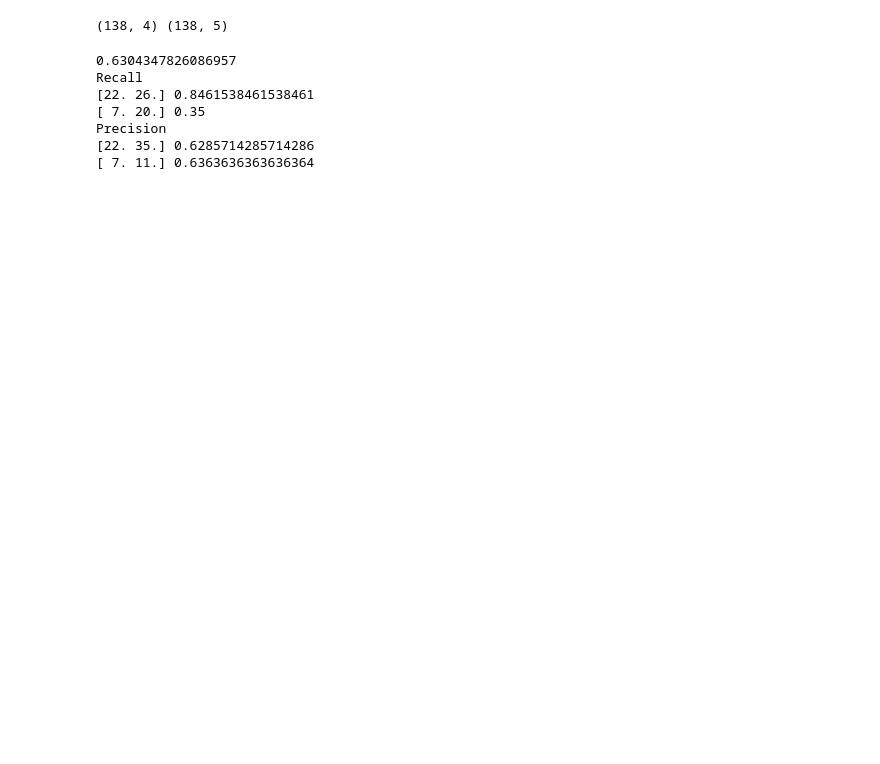
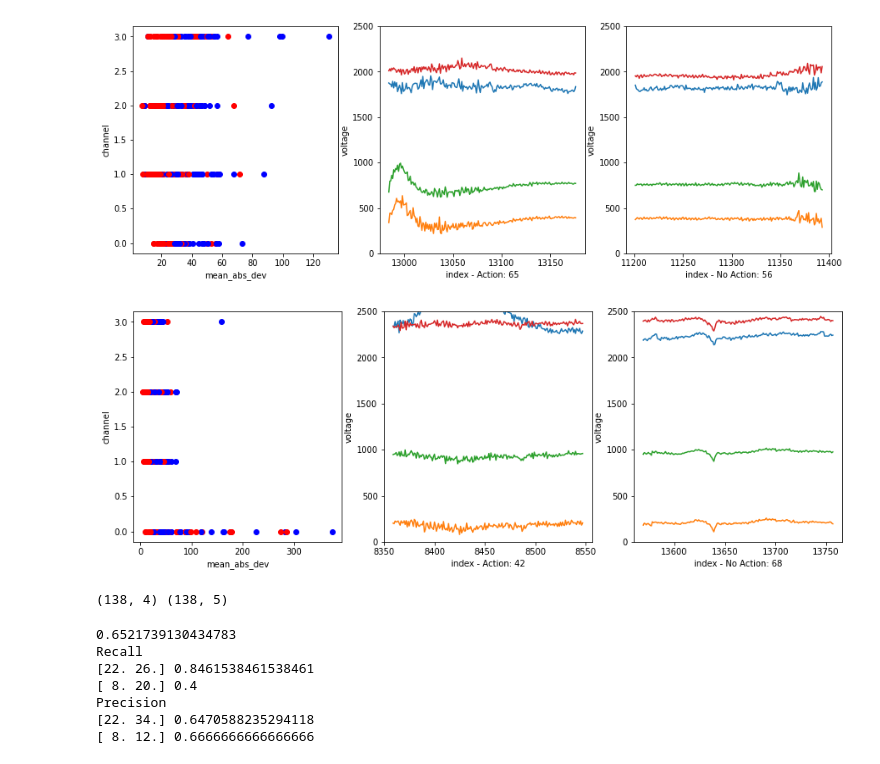
Before and after one commit to neurotech-uiuc/R-Cario, a Jupyter notebook: svmtest2.ipynb, the cells around one changed output. Drawn from its saved outputs; the diff is of its cells as text; code cells hidden in the pictures; blank space fills up the shorter version.

```diff
--- a/svmtest2.ipynb
+++ b/svmtest2.ipynb
@@ -2,16 +2,34 @@
 from Training import DataCreateUpdated as dc
 import numpy as np
 import matplotlib.pyplot as plt
+from sklearn import svm
+import random
 
 rec_paths = ["OpenBCI-RAW-2021-12-02_19-19-53.txt",
                 "OpenBCI-RAW-2021-12-02_19-31-12.txt",
-                "Recordings\Spring_2022\OpenBCISession_2022-02-16_Evan_JawClench_2\OpenBCI-RAW-2022-02-16_19-30-28.txt"]
+                "Recordings\Spring_2022\OpenBCISession_2022-02-16_Evan_JawClench_2\OpenBCI-RAW-2022-02-16_19-30-28.txt",
+                "Recordings\Spring_2022\OpenBCISession_2022-02-16_Evan_LeftBlink_1\OpenBCI-RAW-2022-02-16_19-33-20.txt",
+                "Recordings\Spring_2022\OpenBCISession_2022-02-16_Evan_LeftBlink_2\OpenBCI-RAW-2022-02-16_19-39-23.txt",
+                "Recordings\Spring_2022\OpenBCISession_2022-02-16_Evan_RightBlink_1\OpenBCI-RAW-2022-02-16_19-42-03.txt"]
 label_paths = ["JawClench_labels_Ansh_12-02-21-1918.txt",
                 "JawClench_labels_Ansh_12-02-21-1930.txt",
-                "Recordings\Spring_2022\Evan_JawClench_1.txt"]
+                "Recordings\Spring_2022\Evan_JawClench_1.txt",
+                "Recordings\Spring_2022\Evan_LeftBlink_1.txt",
+                "Recordings\Spring_2022\Evan_LeftBlink_2.txt",
+                "Recordings\Spring_2022\Evan_RightBlink_1.txt"]
 label_types = ["JAW_CLENCH",
                 "JAW_CLENCH",
-                "JAW_CLENCH"]
+                "JAW_CLENCH",
+                "L_EYE",
+                "L_EYE",
+                "R_EYE"]
+
+#Chooses which input data to use
+inputsToUse = np.arange(len(rec_paths))
+inputsToUse = [0, 1]
+
+#Enables first n classifiers (including the no action classifier)
+num_enabled = 2 # Max should be y.shape[1]
 # %%
 # Data visualization for the sample data at index sdi
 # Go to next block for actual code
@@ -61 +79,7 @@ for channel_groups in sample_y_channels_groups:
+# %%
+for input in inputsToUse:
+    visualize_data(input)
+# %% [output]
+[figure, added]
+[figure, added]
 # %%
@@ -109,22 +123,20 @@ correct = 0
 total = 0
 
 enabledClassifiers = np.arange(0, y.shape[1])[:num_enabled]
-RecallRate =np.zeros([2, num_enabled])
-Precision = np.zeros([2, num_enabled])
+RecallRate = np.zeros([num_enabled, 2])
+Precision = np.zeros([num_enabled, 2])
 
-# If you want to test on all data rather than just test set
-# X = np.concatenate((X_test, X))
-# y = np.concatenate((y_test, y))
-
+# Comment this to test on all data
 X = X_test
 y = y_test
 
 for i in range(X.shape[0]):
+    # if you want to make it more or less likely to predict no action change the threshold to a larger/smaller value
     maxVal = 0.0
     maxInd = 0
 
     #Enable as many classifiers as you need to
-    for c in enabledClassifiers:
+    for c in range(len(classifiers)):
         if(classifiers[c].predict_proba(X[i].reshape(1, -1))[0][1]>maxVal):
             maxVal = classifiers[c].predict_proba(X[i].reshape(1, -1))[0][1]
             maxInd = c
@@ -147,10 +159,10 @@ print("Precision")
 for row in Precision:
     print(row, row[0]/row[1])
 # %% [output]
-0.6304347826086957
+0.6521739130434783
 Recall
 [22. 26.] 0.8461538461538461
-[ 7. 20.] 0.35
+[ 8. 20.] 0.4
 Precision
-[22. 35.] 0.6285714285714286
-[ 7. 11.] 0.6363636363636364
+[22. 34.] 0.6470588235294118
+[ 8. 12.] 0.6666666666666666
```
Also changed, not shown: parts of 4 cells of this notebook, 1 other file.
